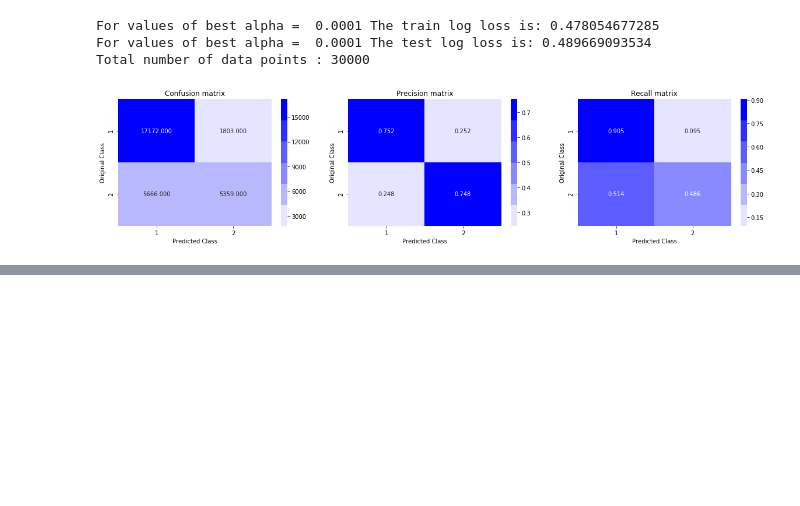
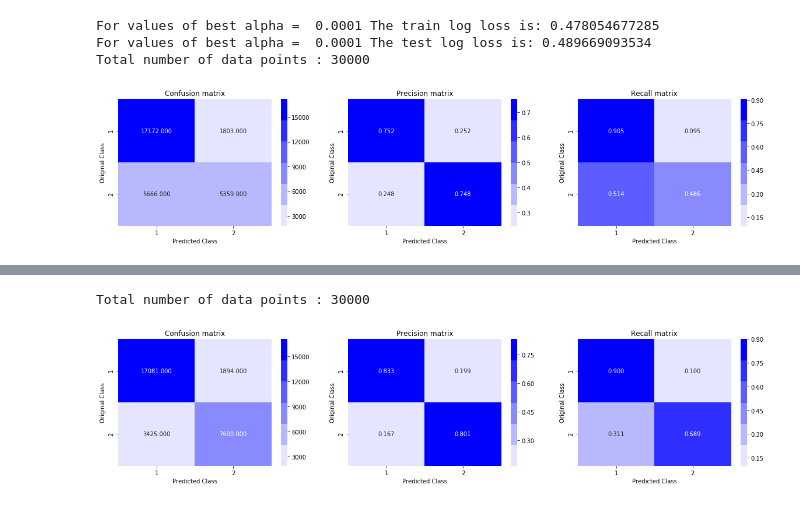
Before and after one commit to gunnerVivek/question-pair-similarity, a Jupyter notebook: notebooks/4_Machine_Learning_Models.ipynb, the cells around one changed output, grey strips where cells are left out. Drawn from its saved outputs; the diff is of its cells as text; code cells hidden in the pictures; blank space fills up the shorter version.

Commit message:
notebook: Add code for XGboost

```diff
--- a/notebooks/4_Machine_Learning_Models.ipynb
+++ b/notebooks/4_Machine_Learning_Models.ipynb
@@ -369,0 +372,18 @@ Total number of data points : 30000
+# %%
+import xgboost as xgb
+params = {}
+params['objective'] = 'binary:logistic'
+params['eval_metric'] = 'logloss'
+params['eta'] = 0.02
+params['max_depth'] = 4
+
+d_train = xgb.DMatrix(X_train, label=y_train)
+d_test = xgb.DMatrix(X_test, label=y_test)
+
+watchlist = [(d_train, 'train'), (d_test, 'valid')]
+
+bst = xgb.train(params, d_train, 400, watchlist, early_stopping_rounds=20, verbose_eval=10)
+
+xgdmat = xgb.DMatrix(X_train,y_train)
+predict_y = bst.predict(d_test)
+print("The test log loss is:",log_loss(y_test, predict_y, labels=clf.classes_, eps=1e-15))
@@ -369,0 +408,7 @@ Total number of data points : 30000
+# %%
+predicted_y =np.array(predict_y>0.5,dtype=int)
+print("Total number of data points :", len(predicted_y))
+plot_confusion_matrix(y_test, predicted_y)
+# %% [output]
+Total number of data points : 30000
+[figure, added]
```
Also changed, not shown: parts of 2 cells of this notebook.
